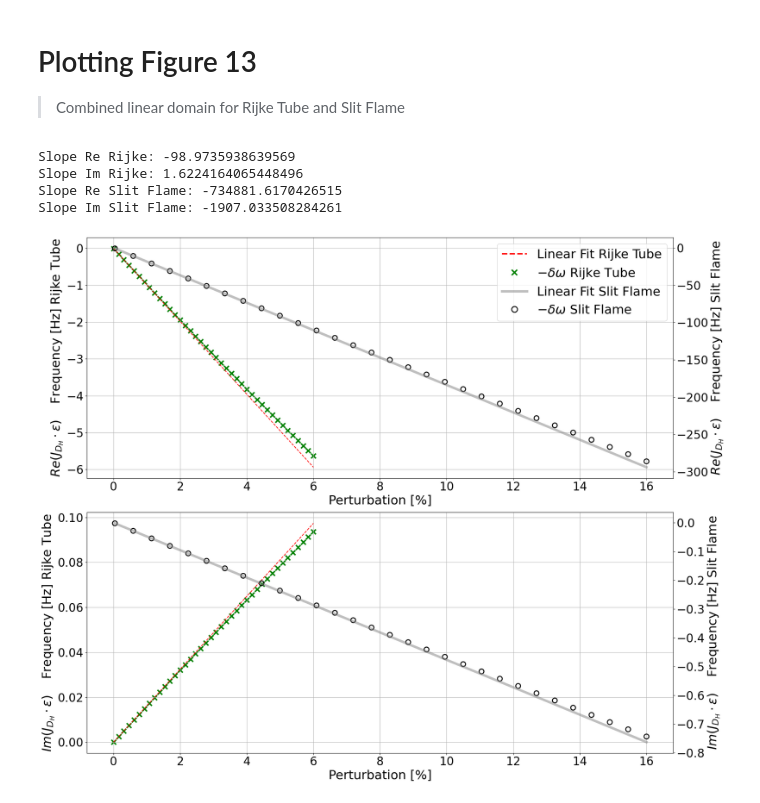
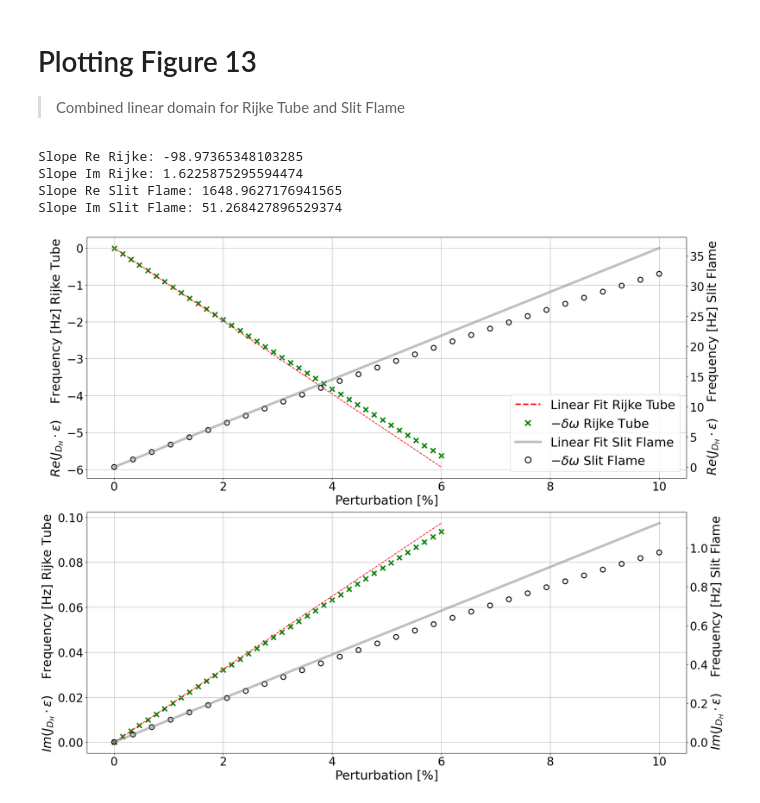
Before and after one commit to kspc0/helmholtz-x-TFD, a Jupyter notebook: Figures/Fig13.ipynb, the cells around one changed output. Cells and saved outputs as stored; diff of their text form; code cells hidden in the pictures.

Commit message:
Fixed Figures after merge

```diff
--- a/Figures/Fig13.ipynb
+++ b/Figures/Fig13.ipynb
@@ -86,51 +86,51 @@ ax2x = ax2.twinx()  # Create a third twin axis for the right side
 real_slope, real_intercept = np.polyfit(perturbations2[:2], real_discrete_shape_derivatives2[:2], 1)
 real_linear_fit = real_slope * perturbations2 + real_intercept
 print('Slope Re Slit Flame:', real_slope)
-ax1x.plot(perturbations2/2.5e-3*100, real_linear_fit, color='grey', linewidth=5, alpha=0.5, label='Linear Fit Slit Flame')
+ax1x.plot(perturbations2/0.0022, real_linear_fit, color='grey', linewidth=5, alpha=0.5, label='Linear Fit Slit Flame')
 # imaginary part
 imag_slope, imag_intercept = np.polyfit(perturbations2[:2], imag_discrete_shape_derivatives2[:2], 1)
 imag_linear_fit = imag_slope * perturbations2 + imag_intercept
 print('Slope Im Slit Flame:', imag_slope)
-ax2x.plot(perturbations2/2.5e-3*100, imag_linear_fit, color='grey', linewidth=5, alpha=0.5, label='Linear Fit Slit Flame')
+ax2x.plot(perturbations2/0.0022, imag_linear_fit, color='grey', linewidth=5, alpha=0.5, label='Linear Fit Slit Flame')
 # Plot the real part of shape derivatives
-ax1x.scatter(perturbations2/2.5e-3*100, real_discrete_shape_derivatives2, facecolors='none', edgecolors='black', marker='o', s=100, linewidth=2, label=r'$Re(-\delta \omega)$ Slit Flame')
+ax1x.scatter(perturbations2/0.0022, real_discrete_shape_derivatives2, facecolors='none', edgecolors='black', marker='o', s=100, linewidth=2, label=r'$Re(-\delta \omega)$ Slit Flame')
 # Set labels and title
 #ax3.set_xlabel('Perturbation [%]', fontsize=fontsize)
 ax1x.set_ylabel(r'$Re(J_{D_H}\cdot \epsilon)$    Frequency [Hz] Slit Flame', fontsize=fontsize)
 #ax1x.legend(loc='lower right', fontsize=fontsize)
 # plot the imaginary part of shape derivatives
-ax2x.scatter(perturbations2/2.5e-3*100, imag_discrete_shape_derivatives2, facecolors='none', edgecolors='black', marker='o', s=100, linewidth=2, label=r'$Im(-\delta \omega)$ Slit Flame')
+ax2x.scatter(perturbations2/0.0022, imag_discrete_shape_derivatives2, facecolors='none', edgecolors='black', marker='o', s=100, linewidth=2, label=r'$Im(-\delta \omega)$ Slit Flame')
 # Set labels and title
 ax2x.set_ylabel(r'$Im(J_{D_H}\cdot \epsilon)$    Frequency [Hz] Slit Flame', fontsize=fontsize)
 #ax2x.legend(loc='lower right', fontsize=fontsize)
 
 # Custom legend handles
 
 custom_lines = [
     Line2D([0], [0], color='r', linestyle='--', lw=3, label='Linear Fit Rijke Tube'),
     Line2D([0], [0], color='green', marker='x', linestyle='None', markersize=12, markeredgewidth=3, label=r'$-\delta \omega$ Rijke Tube'),
     Line2D([0], [0], color='grey', lw=5, alpha=0.5, label='Linear Fit Slit Flame'),
     Line2D([0], [0], color='black', marker='o', linestyle='None', markersize=12, markerfacecolor='none', markeredgewidth=2, label=r'$-\delta \omega$ Slit Flame')
 ]
 
-ax1.legend(handles=custom_lines, loc='upper right', fontsize=fontsize)
+ax1.legend(handles=custom_lines, loc='lower right', fontsize=fontsize)
 
 
 
 # Increase the font size of the axis numbers
 ax1.tick_params(axis='both', which='major', labelsize=24)
 ax2.tick_params(axis='both', which='major', labelsize=24)
 ax1x.tick_params(axis='both', which='major', labelsize=24)
 ax2x.tick_params(axis='both', which='major', labelsize=24)
 
 plt.tight_layout() # make plot look better
 plt.show() # show the plot
 
 # Save the figure to the 'Images/' folder
 fig.savefig(os.path.join('Images/', 'Fig13.png'))
 # %% [output]
-Slope Re Rijke: -98.9735938639569
-Slope Im Rijke: 1.6224164065448496
-Slope Re Slit Flame: -734881.6170426515
-Slope Im Slit Flame: -1907.033508284261
+Slope Re Rijke: -98.97365348103285
+Slope Im Rijke: 1.6225875295594474
+Slope Re Slit Flame: 1648.9627176941565
+Slope Im Slit Flame: 51.268427896529374
-[figure, old version]
+[figure, new version]
```
Also changed, not shown: 33 other files.
